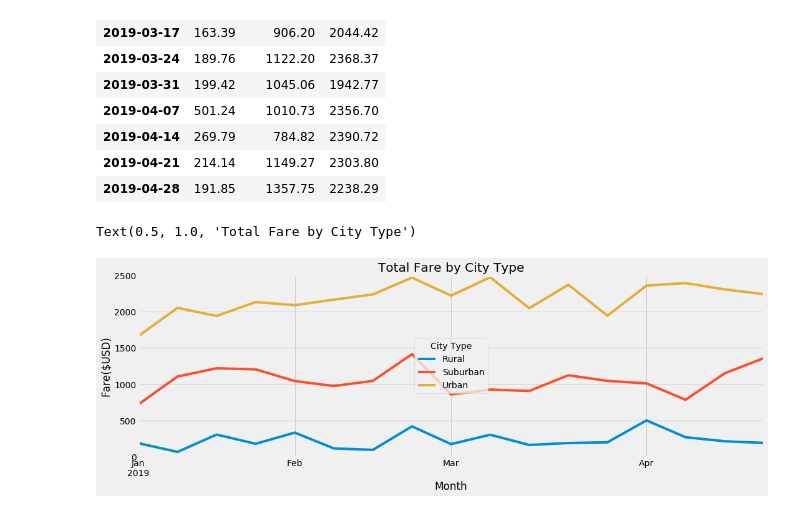
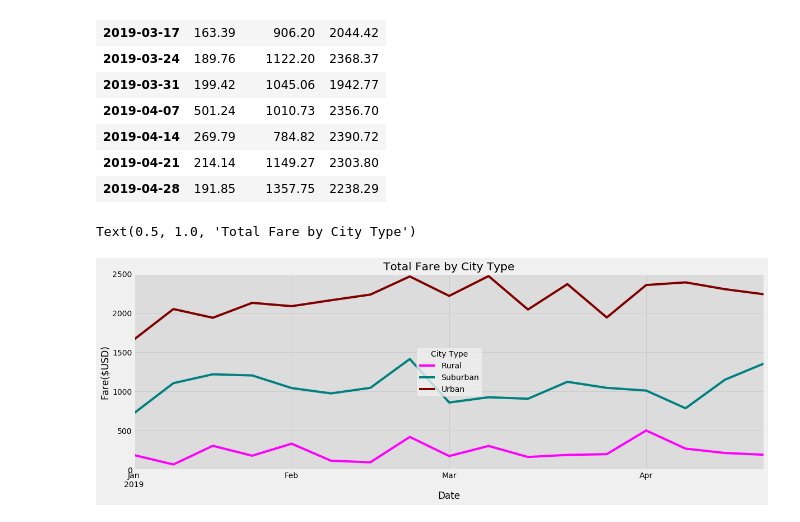
Before and after one commit to soijebor/PyBer_Analysis, a Jupyter notebook: PyBer_Challenge.ipynb, the cells around one changed output. Cells and saved outputs as stored; diff of their text form; code cells hidden in the pictures.

```diff
--- a/PyBer_Challenge.ipynb
+++ b/PyBer_Challenge.ipynb
@@ -289,15 +289,17 @@ pyber_fare_loc_df
 # %%
 # Create the plot for pyber_fare_loc_df using the object-oriented interface method
 #Use the FiveThirtyEight graph style.
 plt.style.use('fivethirtyeight')
-ax = pyber_fare_loc_df.plot(figsize=(16,5))
+ax = pyber_fare_loc_df.plot(color = ("magenta","teal", "maroon"), figsize=(18,6))
+# Set facecolor
+ax.set_facecolor("gainsboro")
 # Create x and y labels
 ax.set_ylabel("Fare($USD)")
-ax.set_xlabel("Month")
+ax.set_xlabel("Date")
 # Set the y limit between 0 and 2500.
 ax.set_ylim(0, 2500)
 # Create a title.
 ax.set_title("Total Fare by City Type")
 # %% [output]
 Text(0.5, 1.0, 'Total Fare by City Type')
-[figure, old version]
+[figure, new version]
```
Also changed, not shown: 4 other files.
